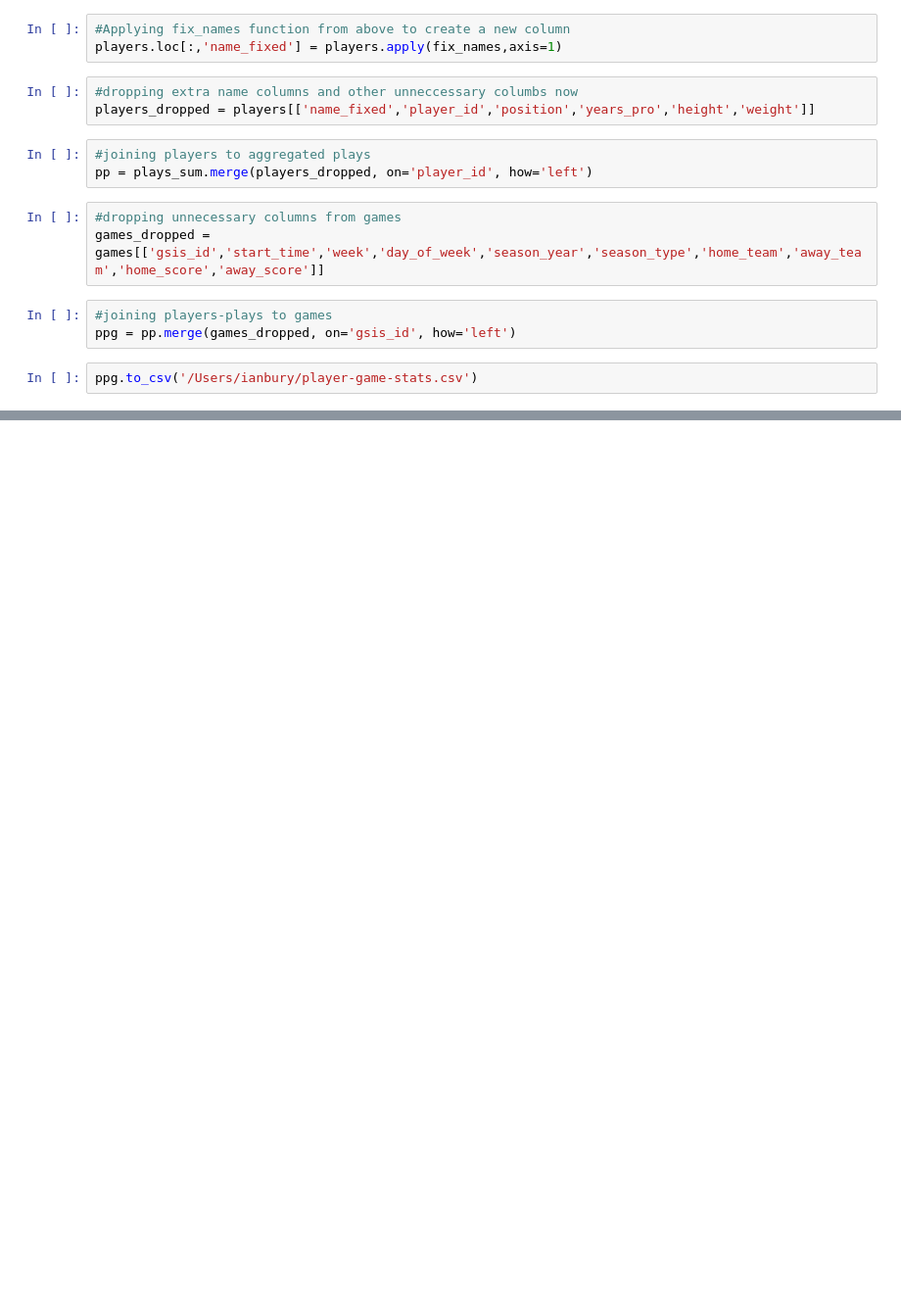
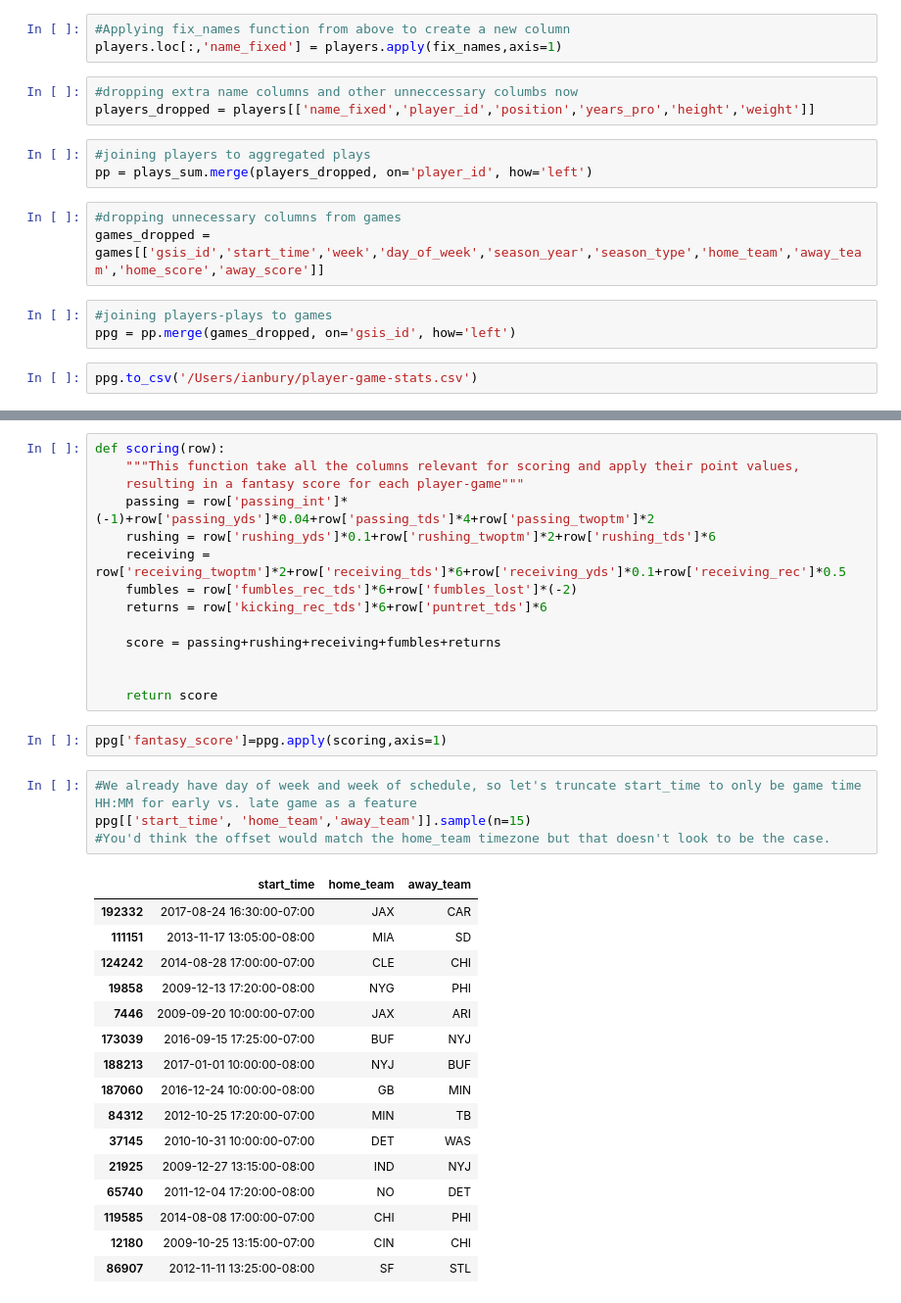
Before and after one commit to ibury08/fantasyfootball, a Jupyter notebook: FF_Data_Collection.ipynb, the cells around one changed output, grey strips where cells are left out. Shown at 98% size. Cells and saved outputs as stored; diff of their text form; blank space fills up the shorter version.

```diff
--- a/FF_Data_Collection.ipynb
+++ b/FF_Data_Collection.ipynb
@@ -64,0 +134,37 @@ ppg.to_csv('/Users/ianbury/player-game-stats.csv')
+# %%
+def scoring(row):
+    """This function take all the columns relevant for scoring and apply their point values,
+    resulting in a fantasy score for each player-game"""
+    passing = row['passing_int']*(-1)+row['passing_yds']*0.04+row['passing_tds']*4+row['passing_twoptm']*2
+    rushing = row['rushing_yds']*0.1+row['rushing_twoptm']*2+row['rushing_tds']*6
+    receiving = row['receiving_twoptm']*2+row['receiving_tds']*6+row['receiving_yds']*0.1+row['receiving_rec']*0.5
+    fumbles = row['fumbles_rec_tds']*6+row['fumbles_lost']*(-2)
+    returns = row['kicking_rec_tds']*6+row['puntret_tds']*6
+
+    score = passing+rushing+receiving+fumbles+returns
+
+
+    return score
+# %%
+ppg['fantasy_score']=ppg.apply(scoring,axis=1)
+# %%
+#We already have day of week and week of schedule, so let's truncate start_time to only be game time HH:MM for early vs. late game as a feature
+ppg[['start_time', 'home_team','away_team']].sample(n=15)
+#You'd think the offset would match the home_team timezone but that doesn't look to be the case.
+# %% [output]
+|  | start_time | home_team | away_team |
+| 192332 | 2017-08-24 16:30:00-07:00 | JAX | CAR |
+| 111151 | 2013-11-17 13:05:00-08:00 | MIA | SD |
+| 124242 | 2014-08-28 17:00:00-07:00 | CLE | CHI |
+| 19858 | 2009-12-13 17:20:00-08:00 | NYG | PHI |
+| 7446 | 2009-09-20 10:00:00-07:00 | JAX | ARI |
+| 173039 | 2016-09-15 17:25:00-07:00 | BUF | NYJ |
+| 188213 | 2017-01-01 10:00:00-08:00 | NYJ | BUF |
+| 187060 | 2016-12-24 10:00:00-08:00 | GB | MIN |
+| 84312 | 2012-10-25 17:20:00-07:00 | MIN | TB |
+| 37145 | 2010-10-31 10:00:00-07:00 | DET | WAS |
+| 21925 | 2009-12-27 13:15:00-08:00 | IND | NYJ |
+| 65740 | 2011-12-04 17:20:00-08:00 | NO | DET |
+| 119585 | 2014-08-08 17:00:00-07:00 | CHI | PHI |
+| 12180 | 2009-10-25 13:15:00-07:00 | CIN | CHI |
+| 86907 | 2012-11-11 13:25:00-08:00 | SF | STL |
```
Also changed, not shown: parts of 15 cells of this notebook, 2 other files.
